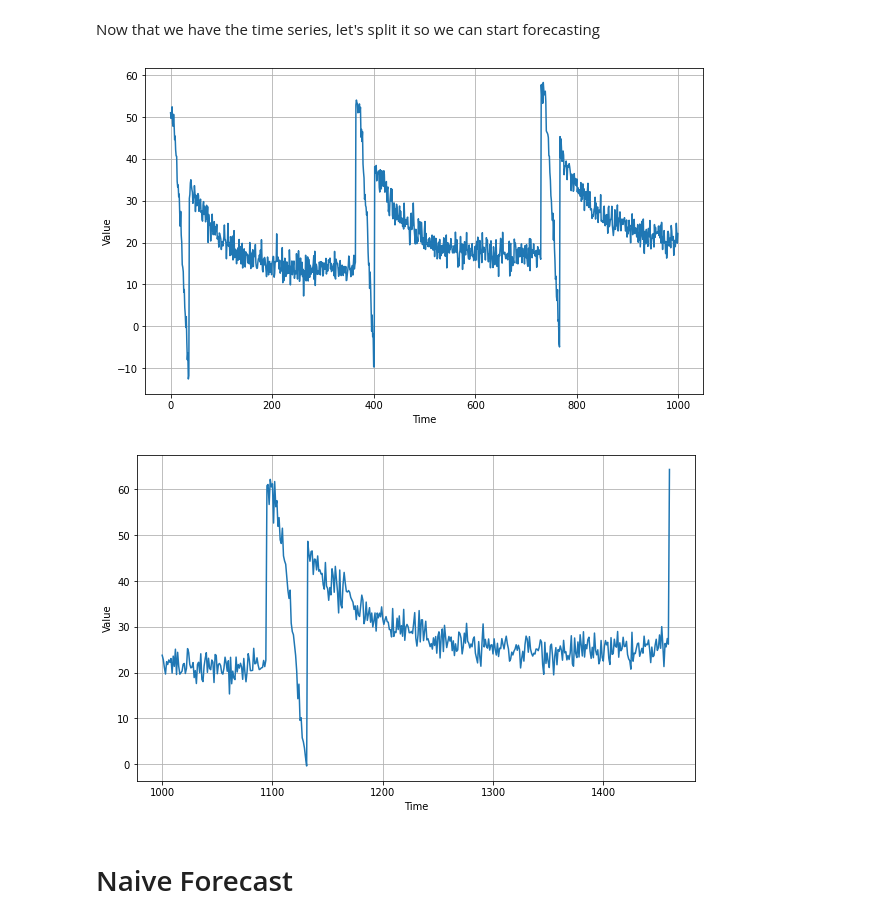
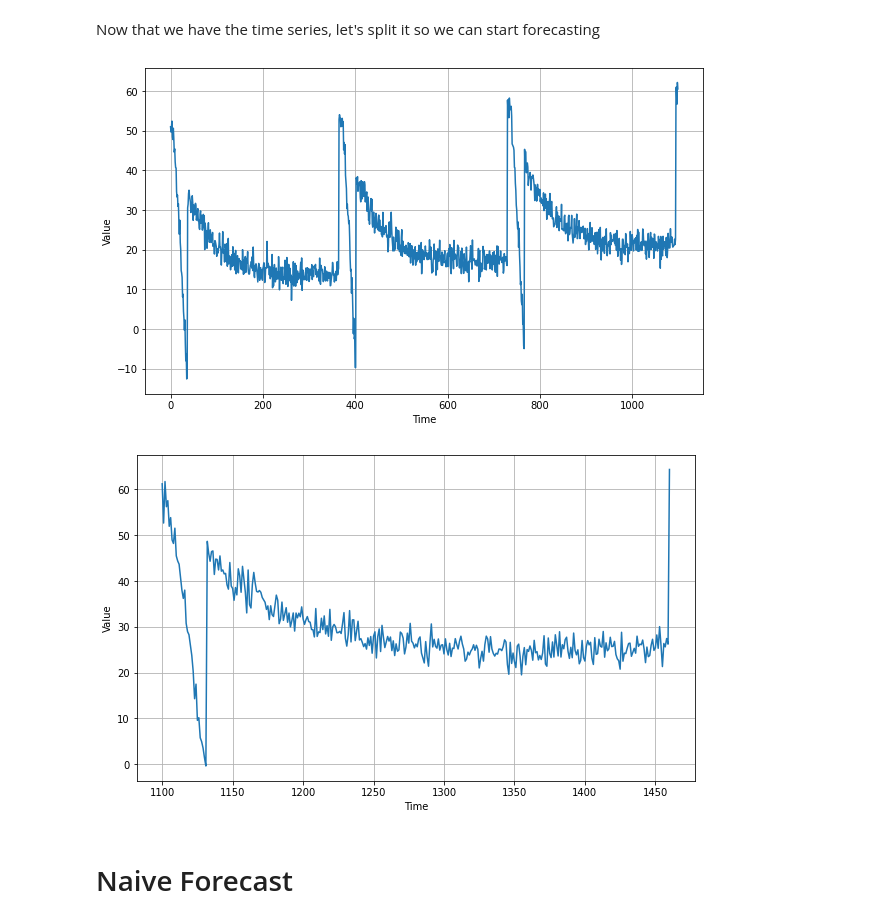
Before and after one commit to gmortuza/tensorflow_specialization, a Jupyter notebook: 4. Sequences, Time Series and Prediction/Week 1/Programming assignment/Week_1_Exercise_Question.ipynb, the cells around one changed output. Cells and saved outputs as stored; diff of their text form; code cells hidden in the pictures.

```diff
--- a/4. Sequences, Time Series and Prediction/Week 1/Programming assignment/Week_1_Exercise_Question.ipynb
+++ b/4. Sequences, Time Series and Prediction/Week 1/Programming assignment/Week_1_Exercise_Question.ipynb
@@ -72,24 +72,24 @@ plt.show()
 # %% [markdown]
 Now that we have the time series, let's split it so we can start forecasting
 # %%
-split_time = 1000
+split_time = 1100
 time_train = time[:split_time]
 x_train = series[:split_time]
 time_valid = time[split_time:]
 x_valid = series[split_time:]
 plt.figure(figsize=(10, 6))
 plot_series(time_train, x_train)
 plt.show()
 
 plt.figure(figsize=(10, 6))
 plot_series(time_valid, x_valid)
 plt.show()
 
 # EXPECTED OUTPUT
 # Chart WITH 4 PEAKS between 50 and 65 and 3 troughs between -12 and 0
 # Chart with 2 Peaks, first at slightly above 60, last at a little more than that, should also have a single trough at about 0
 # %% [output]
-[figure, old version]
+[figure, new version]
-[figure, old version]
+[figure, new version]
 # %% [markdown]
 # Naive Forecast
```
Also changed, not shown: parts of 16 cells of this notebook.
